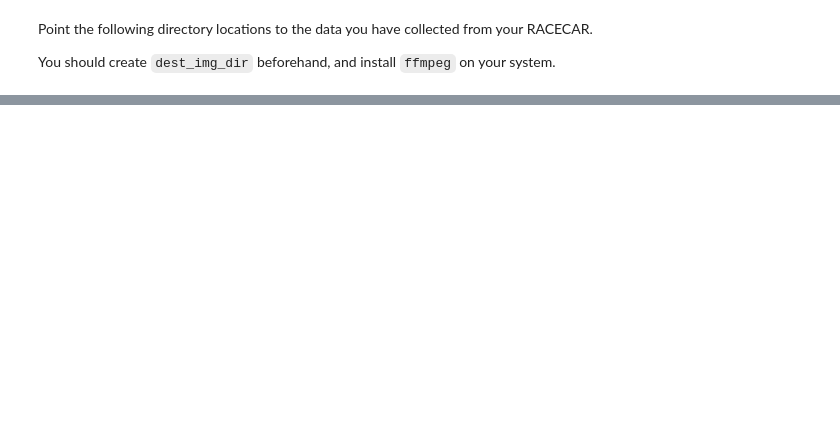
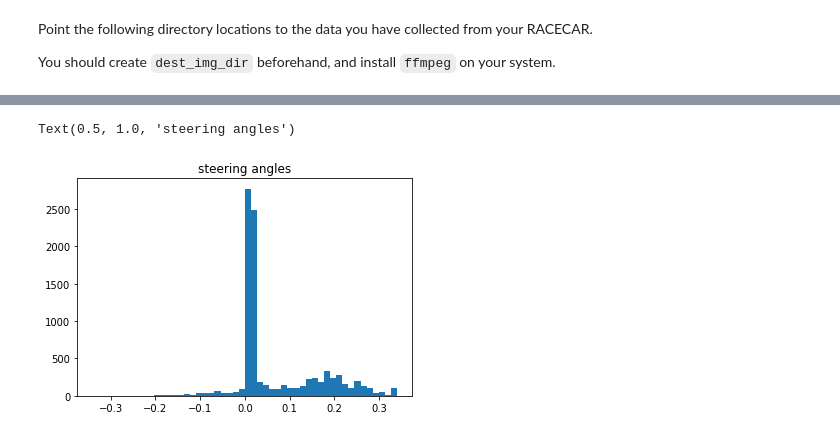
Before and after one commit to mmaz/imitation_learning_lab, a Jupyter notebook: visualize_drive.ipynb, the cells around one changed output, grey strips where cells are left out. Drawn from its saved outputs; the diff is of its cells as text; code cells hidden in the pictures; blank space fills up the shorter version.

```diff
--- a/visualize_drive.ipynb
+++ b/visualize_drive.ipynb
@@ -40,3 +47,9 @@ print(len(imgs), len(ngls))
+# %%
+plt.hist(ngls, bins=50);
+plt.gca().set_title("steering angles")
+# %% [output]
+Text(0.5, 1.0, 'steering angles')
+[figure, added]
 # %%
 def viz_angle(idx, img, angle, ground_truth=None):
 
```
Also changed, not shown: parts of 6 cells of this notebook, 1 other file.
